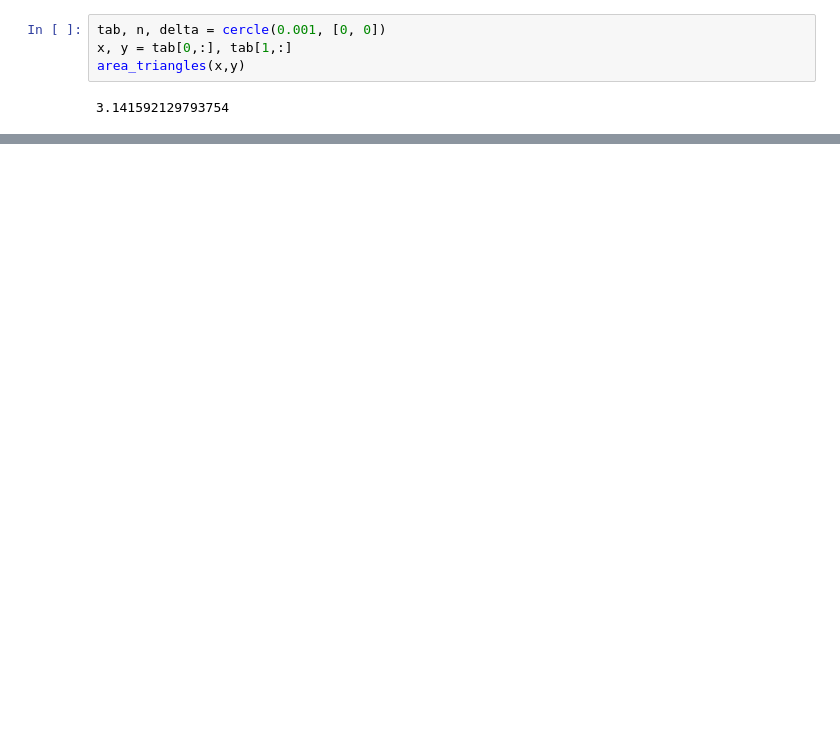
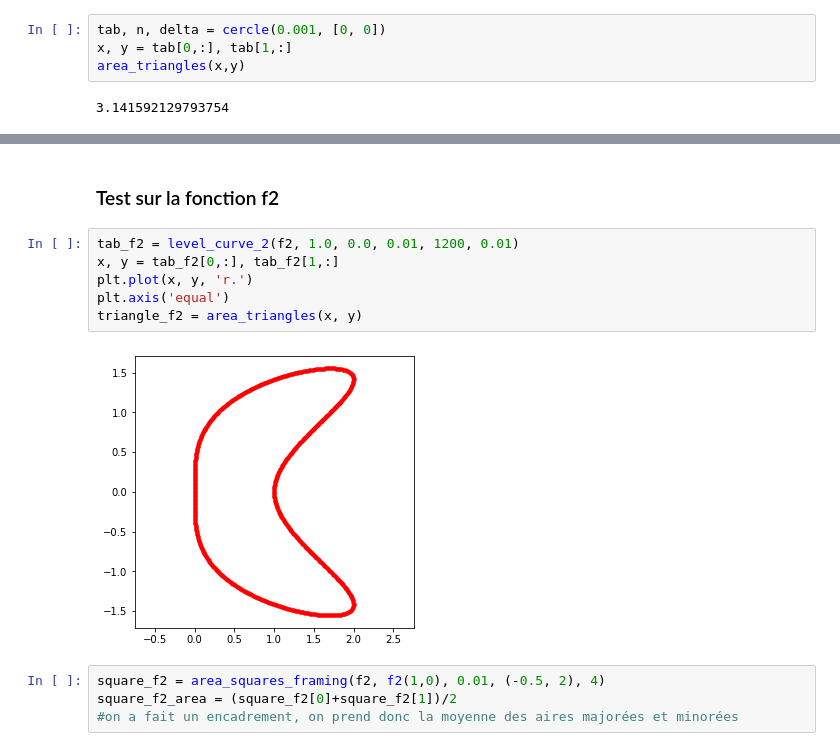
Before and after one commit to insectepoeme21/UE11_projet-numerique, a Jupyter notebook: Projet numérique - Calcul différentiel.ipynb, the cells around one changed output, grey strips where cells are left out. Drawn from its saved outputs; the diff is of its cells as text; blank space fills up the shorter version.

```diff
--- a/Projet numérique - Calcul différentiel.ipynb
+++ b/Projet numérique - Calcul différentiel.ipynb
@@ -565,0 +601,14 @@ area_triangles(x,y)
+# %% [markdown]
+### Test sur la fonction f2
+# %%
+tab_f2 = level_curve_2(f2, 1.0, 0.0, 0.01, 1200, 0.01)
+x, y = tab_f2[0,:], tab_f2[1,:]
+plt.plot(x, y, 'r.')
+plt.axis('equal')
+triangle_f2 = area_triangles(x, y)
+# %% [output]
+[figure, added]
+# %%
+square_f2 = area_squares_framing(f2, f2(1,0), 0.01, (-0.5, 2), 4)
+square_f2_area = (square_f2[0]+square_f2[1])/2
+#on a fait un encadrement, on prend donc la moyenne des aires majorées et minorées
```
Also changed, not shown: parts of 40 cells of this notebook, 1 other file.
